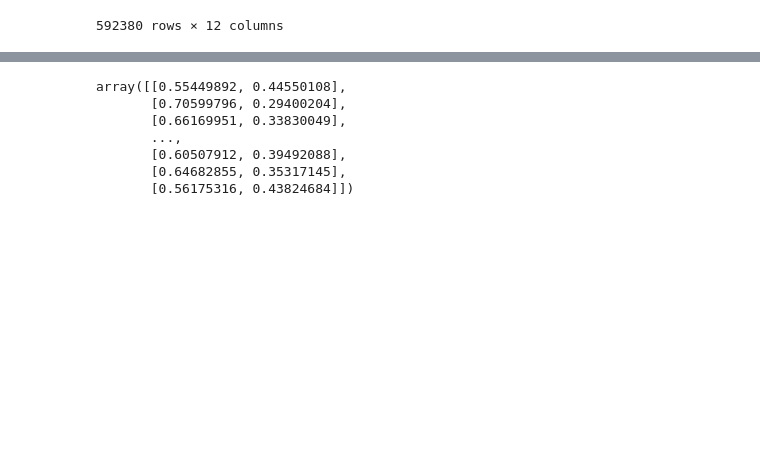
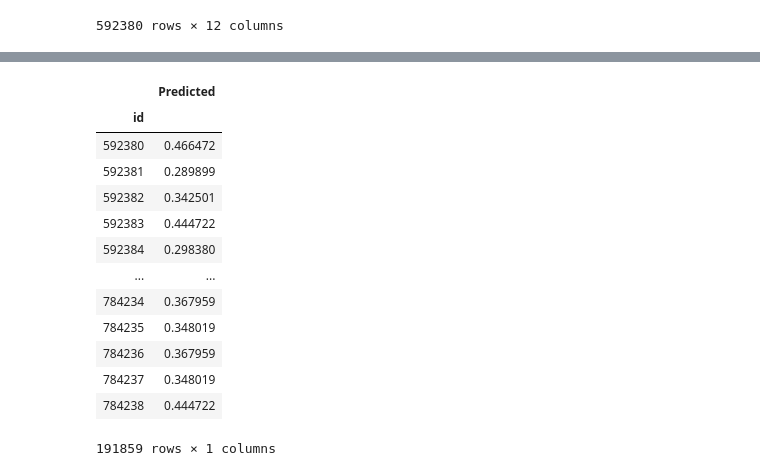
Before and after one commit to betzcats/cs155project1, a Jupyter notebook: betty_playground.ipynb, the cells around one changed output, grey strips where cells are left out. Drawn from its saved outputs; the diff is of its cells as text; code cells hidden in the pictures; blank space fills up the shorter version.

```diff
--- a/betty_playground.ipynb
+++ b/betty_playground.ipynb
@@ -81,7 +82,7 @@ from sklearn.datasets import make_classification
 X_train = np.asarray(df_clean.iloc[:, 0:11])
 y_train = np.asarray(df_clean['y'])
 # %%
-clf = RandomForestClassifier(max_depth=2, random_state=0, n_estimators=100)
+clf = RandomForestClassifier(max_depth=100, random_state=0, n_estimators=10)
 clf.fit(X_train, y_train)
 # %% [output]
 RandomForestClassifier(bootstrap=True, class_weight=None, criterion='gini',
@@ -104,0 +272,5 @@ training error: 0.3569583713157095
+# %%
+clf_final = RandomForestClassifier(max_depth=2, min_samples_split=2,
+                                      random_state=1, n_estimators=10,
+                                      max_features='sqrt')
+clf_final.fit(X_train, y_train)
@@ -113,15 +293,24 @@ df_test_clean = df_test.drop(columns=['id',
 df_test_clean[cols_to_norm] = df_test_clean[cols_to_norm].apply(lambda x: (x - x.min()) / (x.max() - x.min()))
 # %%
 X_test = np.asarray(df_test_clean.iloc[:, 0:11])
+sample_id = np.asarray(df_test['id'])
+test_pred = clf_final.predict_proba(X_test)[:, 1]
-# %%
-test_pred = clf.predict_proba(X_test)
-# %%
-df_pred =
-# %% [output]
-array([[0.55449892, 0.44550108],
-       [0.70599796, 0.29400204],
-       [0.66169951, 0.33830049],
-       ...,
-       [0.60507912, 0.39492088],
-       [0.64682855, 0.35317145],
-       [0.56175316, 0.43824684]])
+# %%
+predictions = {'id': sample_id, 'Predicted': test_pred}
+df_output = pd.DataFrame(predictions, columns=['id', 'Predicted'])
+df_output.set_index('id')
+# %% [output]
+|  | Predicted |
+| id |  |
+| 592380 | 0.466472 |
+| 592381 | 0.289899 |
+| 592382 | 0.342501 |
+| 592383 | 0.444722 |
+| 592384 | 0.298380 |
+| ... | ... |
+| 784234 | 0.367959 |
+| 784235 | 0.348019 |
+| 784236 | 0.367959 |
+| 784237 | 0.348019 |
+| 784238 | 0.444722 |
+191859 rows × 1 columns
```
Also changed, not shown: parts of 12 cells of this notebook.
